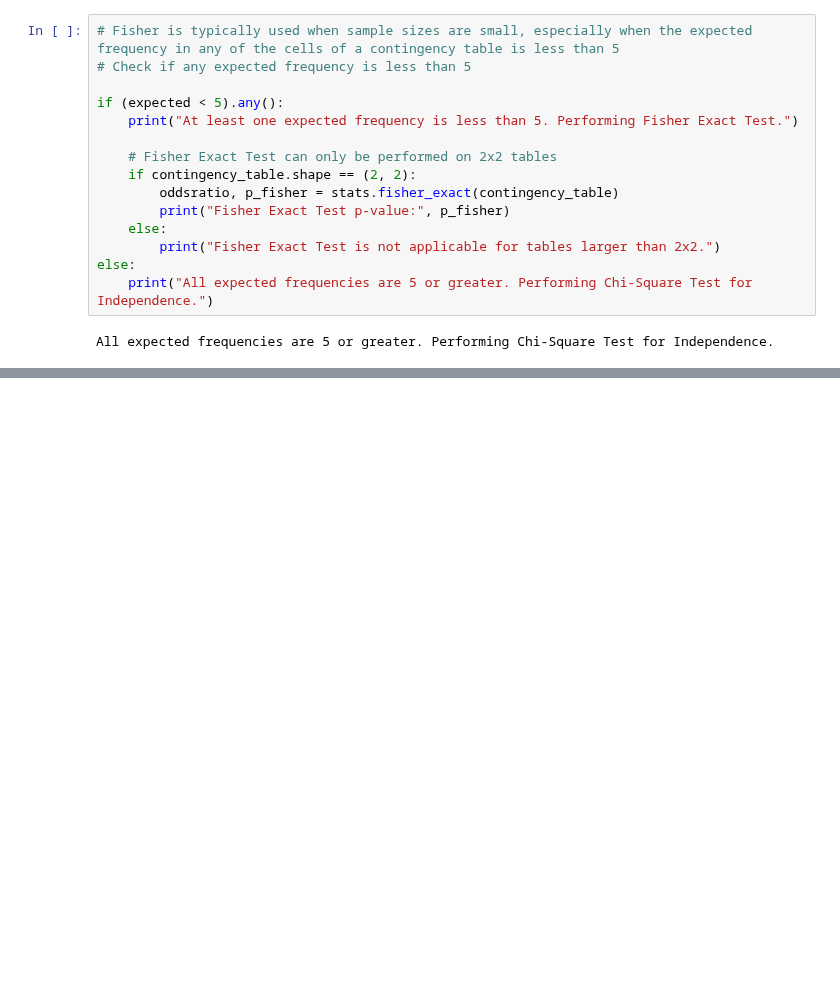
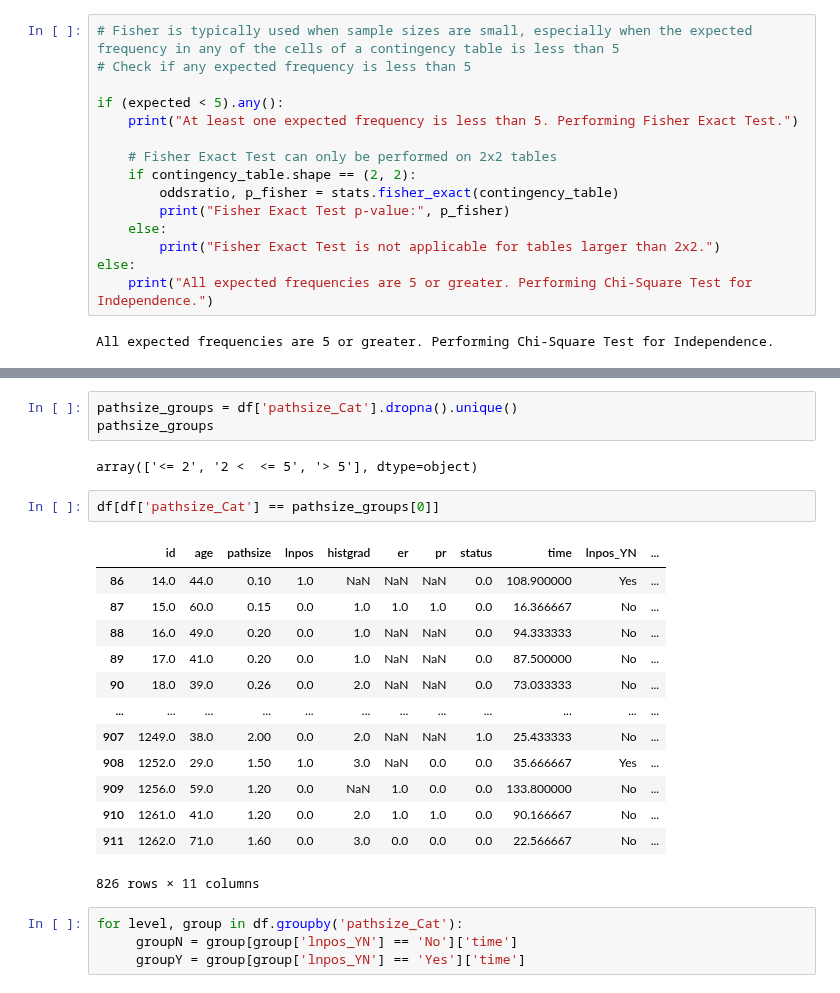
Before and after one commit to Sara9595/Kaggle, a Jupyter notebook: performing-statistical-tests-on-preprocessed-breast-cancer-dataset.ipynb, the cells around one changed output, grey strips where cells are left out. Saved outputs shown, nothing was run; the diff lists cells and outputs as text; blank space fills up the shorter version.

```diff
--- a/performing-statistical-tests-on-preprocessed-breast-cancer-dataset.ipynb
+++ b/performing-statistical-tests-on-preprocessed-breast-cancer-dataset.ipynb
@@ -155,0 +204,25 @@ All expected frequencies are 5 or greater. Performing Chi-Square Test for Indepe
+# %%
+pathsize_groups = df['pathsize_Cat'].dropna().unique()
+pathsize_groups
+# %% [output]
+array(['<= 2', '2 <  <= 5', '> 5'], dtype=object)
+# %%
+df[df['pathsize_Cat'] == pathsize_groups[0]]
+# %% [output]
+|  | id | age | pathsize | lnpos | histgrad | er | pr | status | time | lnpos_YN | ... |
+| 86 | 14.0 | 44.0 | 0.10 | 1.0 | NaN | NaN | NaN | 0.0 | 108.900000 | Yes | ... |
+| 87 | 15.0 | 60.0 | 0.15 | 0.0 | 1.0 | 1.0 | 1.0 | 0.0 | 16.366667 | No | ... |
+| 88 | 16.0 | 49.0 | 0.20 | 0.0 | 1.0 | NaN | NaN | 0.0 | 94.333333 | No | ... |
+| 89 | 17.0 | 41.0 | 0.20 | 0.0 | 1.0 | NaN | NaN | 0.0 | 87.500000 | No | ... |
+| 90 | 18.0 | 39.0 | 0.26 | 0.0 | 2.0 | NaN | NaN | 0.0 | 73.033333 | No | ... |
+| ... | ... | ... | ... | ... | ... | ... | ... | ... | ... | ... | ... |
+| 907 | 1249.0 | 38.0 | 2.00 | 0.0 | 2.0 | NaN | NaN | 1.0 | 25.433333 | No | ... |
+| 908 | 1252.0 | 29.0 | 1.50 | 1.0 | 3.0 | NaN | 0.0 | 0.0 | 35.666667 | Yes | ... |
+| 909 | 1256.0 | 59.0 | 1.20 | 0.0 | NaN | 1.0 | 0.0 | 0.0 | 133.800000 | No | ... |
+| 910 | 1261.0 | 41.0 | 1.20 | 0.0 | 2.0 | 1.0 | 1.0 | 0.0 | 90.166667 | No | ... |
+| 911 | 1262.0 | 71.0 | 1.60 | 0.0 | 3.0 | 0.0 | 0.0 | 0.0 | 22.566667 | No | ... |
+826 rows × 11 columns
+# %%
+for level, group in df.groupby('pathsize_Cat'):
+     groupN = group[group['lnpos_YN'] == 'No']['time']
+     groupY = group[group['lnpos_YN'] == 'Yes']['time']
```
Also changed, not shown: parts of 11 cells of this notebook.
